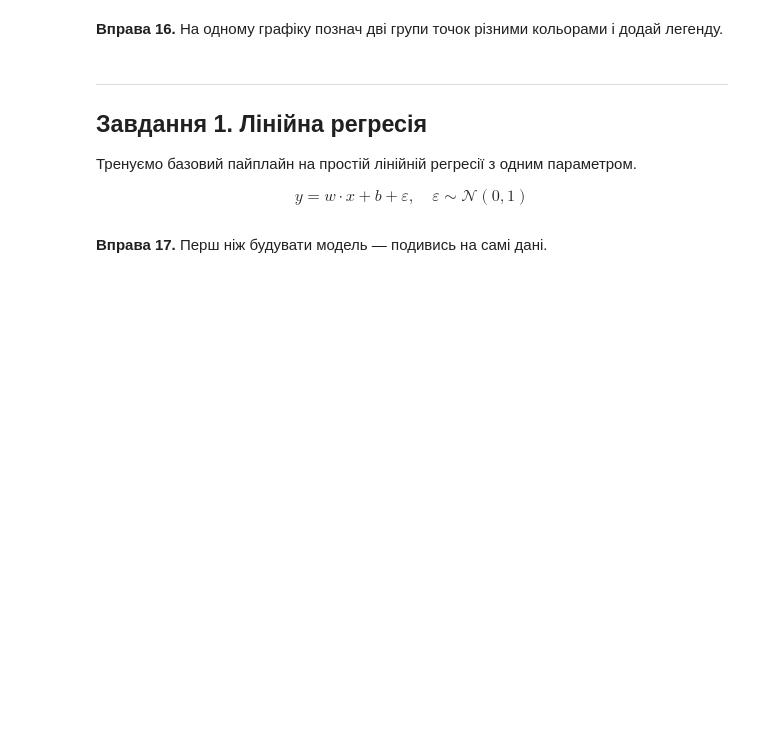
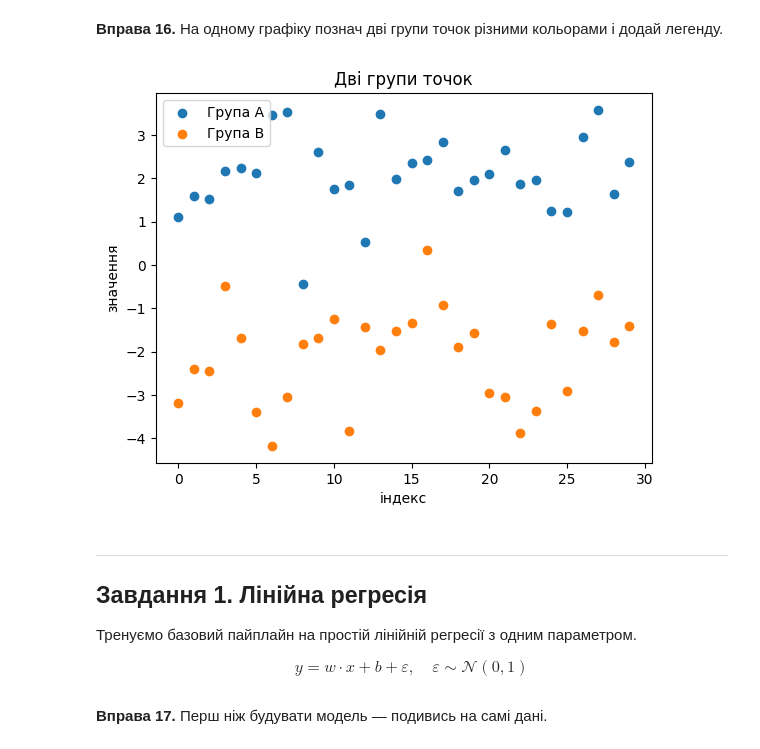
Before and after one commit to KuzminIvan232/ai-systems-labs, a Jupyter notebook: lab1/linear_models_lab.ipynb, the cells around one changed output. Saved outputs shown, nothing was run; the diff lists cells and outputs as text; code cells hidden in the pictures; blank space fills up the shorter version.

```diff
--- a/lab1/linear_models_lab.ipynb
+++ b/lab1/linear_models_lab.ipynb
@@ -247,11 +400,21 @@ print(f"x = {x.item():.4f}  (мінімум у x=3)")
 # %% [markdown]
 **Вправа 16.** На одному графіку познач дві групи точок різними кольорами і додай легенду.
 # %%
+# TODO: scatter обох груп різними кольорами (color="C0"/"C1", label=...),
+# додати plt.legend(), plt.show()
+
 group_a = np.random.randn(30) + 2
 group_b = np.random.randn(30) - 2
 
-# TODO: scatter обох груп різними кольорами (color="C0"/"C1", label=...),
-# додати plt.legend(), plt.show()
+plt.scatter(range(len(group_a)), group_a, color="C0", label="Група A")
+plt.scatter(range(len(group_b)), group_b, color="C1", label="Група B")
+plt.legend()
+plt.title("Дві групи точок")
+plt.xlabel("індекс")
+plt.ylabel("значення")
+plt.show()
+# %% [output]
+[figure, added]
 # %% [markdown]
 ---
 ## Завдання 1. Лінійна регресія
```
Also changed, not shown: parts of 26 cells of this notebook, 10 other files.
